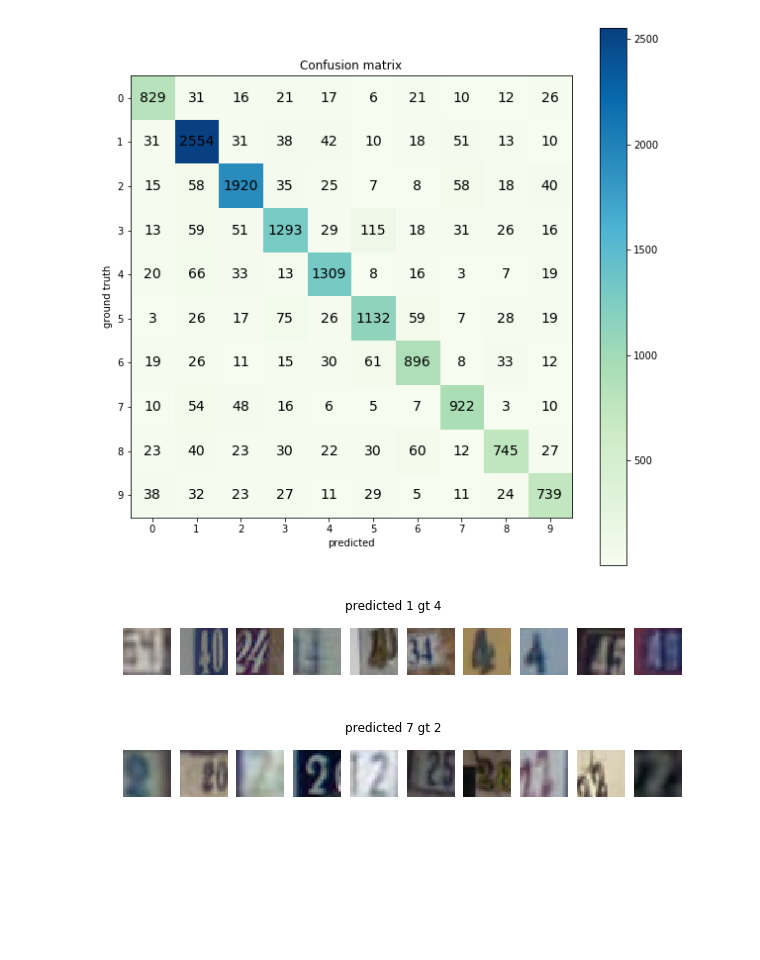
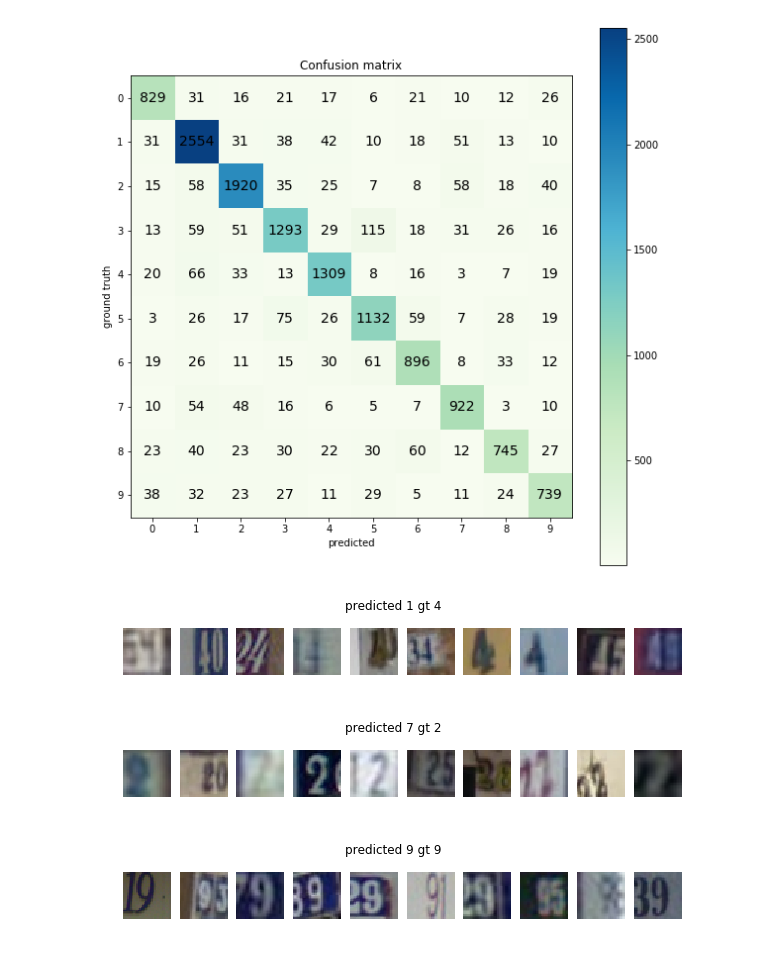
Before and after one commit to pyltsin/dlcourse_ai, a Jupyter notebook: assignments/assignment2/PyTorch.ipynb, the cells around one changed output. Saved outputs shown, nothing was run; the diff lists cells and outputs as text; code cells hidden in the pictures; blank space fills up the shorter version.

```diff
--- a/assignments/assignment2/PyTorch.ipynb
+++ b/assignments/assignment2/PyTorch.ipynb
@@ -665,6 +665,8 @@ g =         list(map(lambda x: x.cpu().numpy(),gt))
 # %%
 visualize_predicted_actual(1, 4, pr, g, np.array(indices), data_train_images)
 visualize_predicted_actual(7, 2, pr, g, np.array(indices), data_train_images)
+visualize_predicted_actual(9, 9, pr, g, np.array(indices), data_train_images)
 # %% [output]
 [figure]
 [figure]
+[figure, added]
```
Also changed, not shown: 12 other files.
